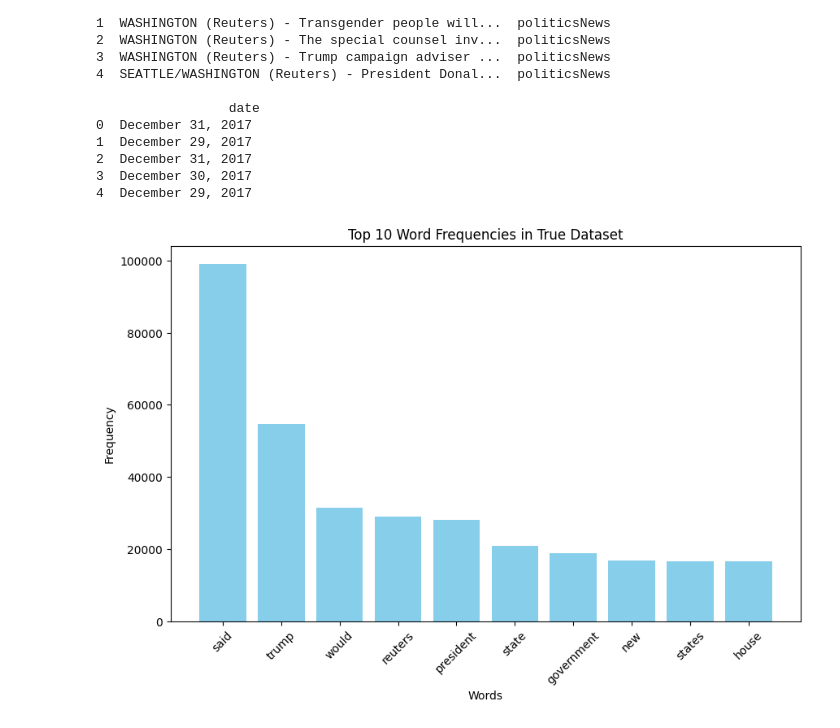
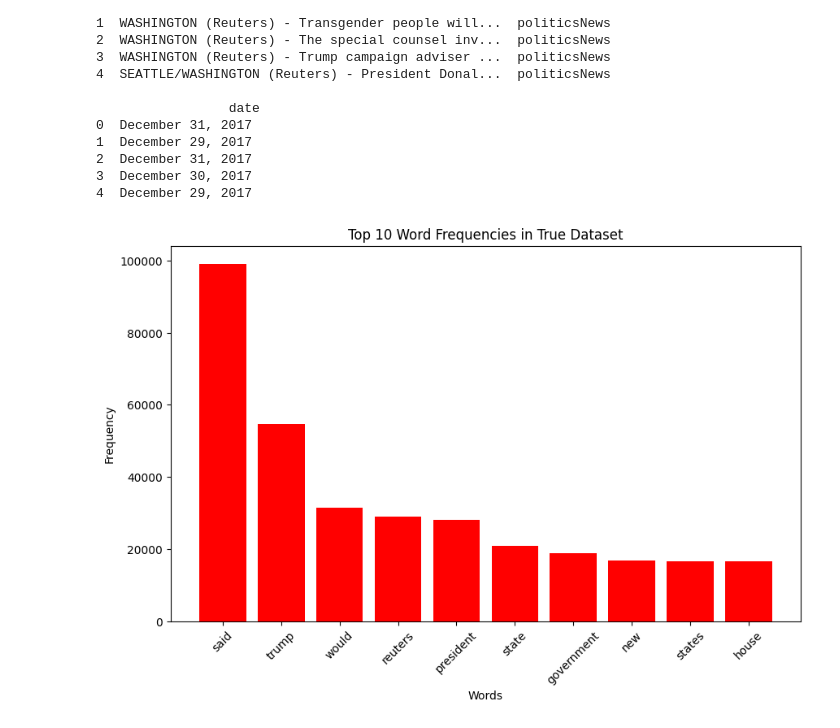
Before and after one commit to saadkarim754/Fake_News_classification, a Jupyter notebook: DATASETTREANDS.ipynb, the cells around one changed output. Saved outputs shown, nothing was run; the diff lists cells and outputs as text; code cells hidden in the pictures.

```diff
--- a/DATASETTREANDS.ipynb
+++ b/DATASETTREANDS.ipynb
@@ -72,11 +72,11 @@ freq_df = pd.DataFrame({'Word': vocab, 'Frequency': word_freq})
 freq_df = freq_df.sort_values(by='Frequency', ascending=False)
 # %%
 plt.figure(figsize=(10, 6))
-plt.bar(freq_df['Word'][:10], freq_df['Frequency'][:10], color='skyblue')
+plt.bar(freq_df['Word'][:10], freq_df['Frequency'][:10], color='red')
 plt.xlabel('Words')
 plt.ylabel('Frequency')
 plt.title('Top 10 Word Frequencies in True Dataset')
 plt.xticks(rotation=45)
 plt.show()
 # %% [output]
-[figure, old version]
+[figure, new version]
```
Also changed, not shown: parts of 9 cells of this notebook.
